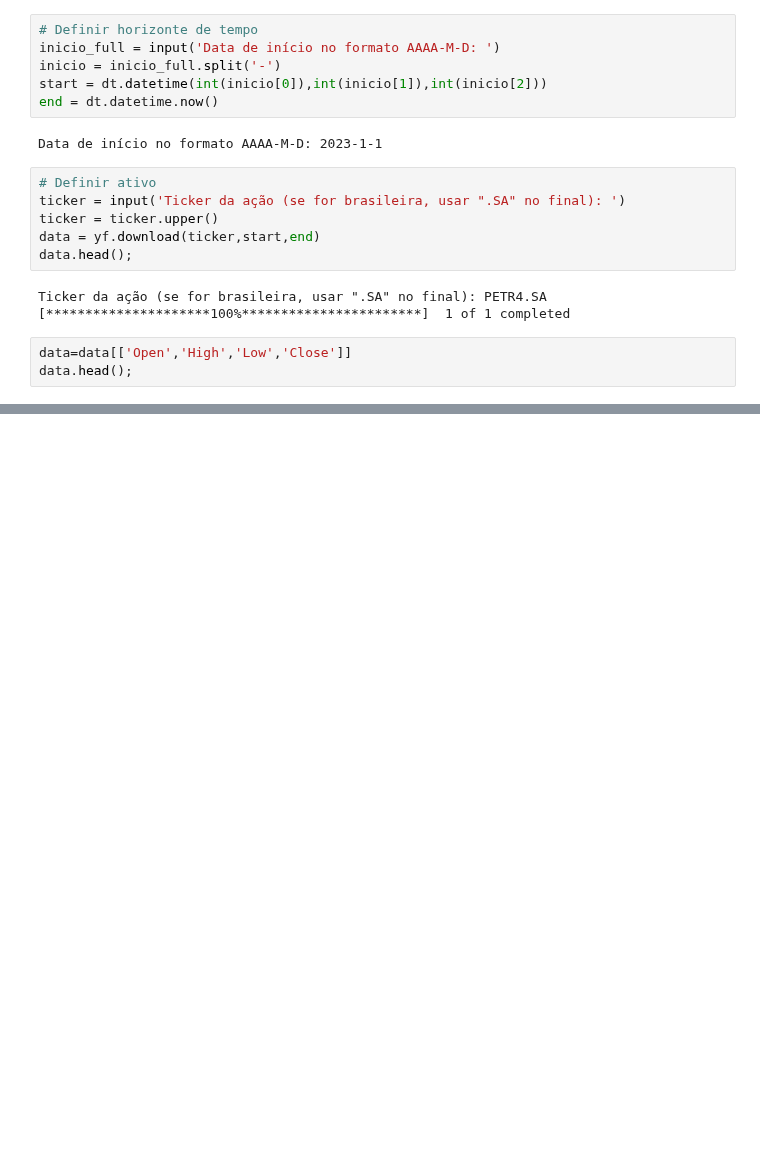
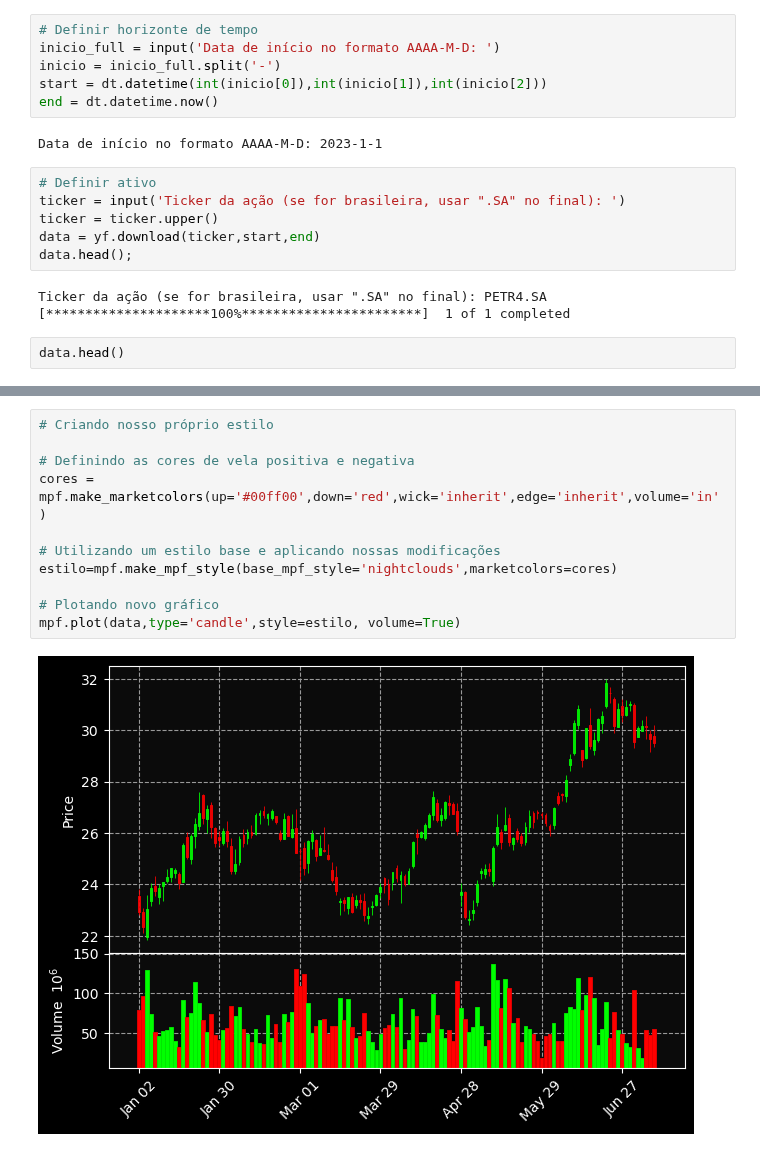
Before and after one commit to victordhn/Finance-Projects, a Jupyter notebook: Candlesticks.ipynb, the cells around one changed output, grey strips where cells are left out. Drawn from its saved outputs; the diff is of its cells as text; blank space fills up the shorter version.

Commit message:
updated candlestick notebook

```diff
--- a/Candlesticks.ipynb
+++ b/Candlesticks.ipynb
@@ -37,5 +37,4 @@ data.head();
 Ticker da ação (se for brasileira, usar ".SA" no final): PETR4.SA
 [*********************100%***********************]  1 of 1 completed
 # %%
-data=data[['Open','High','Low','Close']]
-data.head();
+data.head()
@@ -67,0 +62,13 @@ mpf.plot(data,type='candle',style=estilo)
+# %%
+# Criando nosso próprio estilo
+
+# Definindo as cores de vela positiva e negativa
+cores = mpf.make_marketcolors(up='#00ff00',down='red',wick='inherit',edge='inherit',volume='in')
+
+# Utilizando um estilo base e aplicando nossas modificações
+estilo=mpf.make_mpf_style(base_mpf_style='nightclouds',marketcolors=cores)
+
+# Plotando novo gráfico
+mpf.plot(data,type='candle',style=estilo, volume=True)
+# %% [output]
+[figure, added]
```
Also changed, not shown: parts of 8 cells of this notebook.
